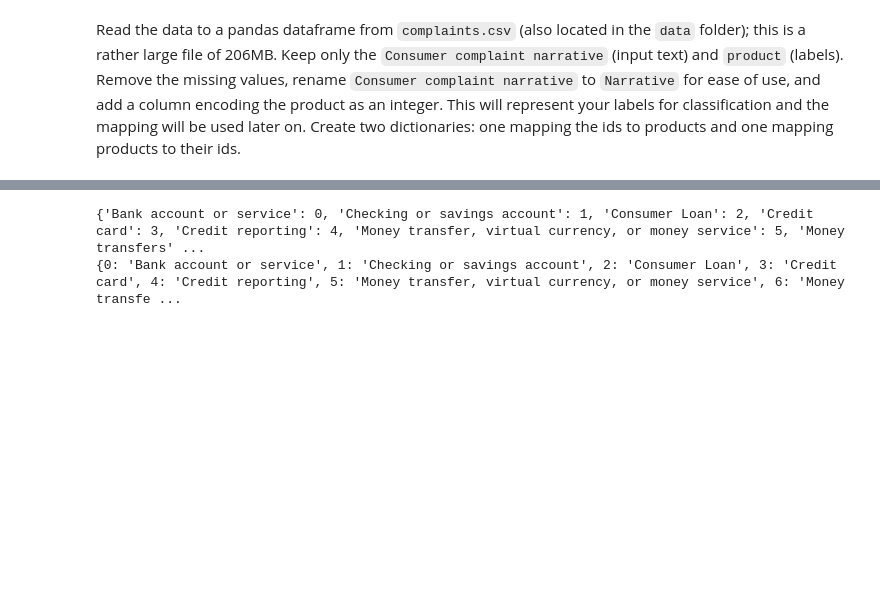
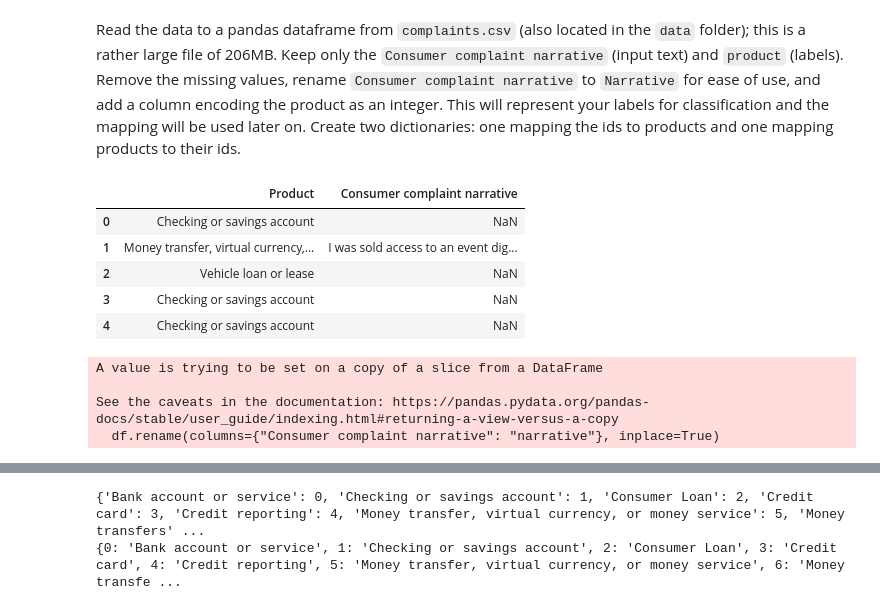
Before and after one commit to shreyanshu28/text-analysis, a Jupyter notebook: Assignment3/Yanxin_DSTA_assignment_3_students.ipynb, the cells around one changed output, grey strips where cells are left out. Saved outputs shown, nothing was run; the diff lists cells and outputs as text; code cells hidden in the pictures; blank space fills up the shorter version.

```diff
--- a/Assignment3/Yanxin_DSTA_assignment_3_students.ipynb
+++ b/Assignment3/Yanxin_DSTA_assignment_3_students.ipynb
@@ -471,15 +461,27 @@ In this task, we aim to classify consumer finance complaints into 12 pre-defined
 ### Sub Task 1: Data Exploration
 # %% [markdown]
 Read the data to a pandas dataframe from `complaints.csv` (also located in the `data` folder); this is a rather large file of 206MB. Keep only the `Consumer complaint narrative` (input text) and `product` (labels). Remove the missing values, rename `Consumer complaint narrative` to `Narrative` for ease of use, and add a column encoding the product as an integer. This will represent your labels for classification and the mapping will be used later on. Create two dictionaries: one mapping the ids to products and one mapping products to their ids.
+# %%
+import pandas as pd
+%matplotlib inline
+df1 = pd.read_csv('data/complaints.csv')
+df =  df1[['Product','Consumer complaint narrative']]
+df.head()
+# %% [output]
+|  | Product | Consumer complaint narrative |
+| 0 | Checking or savings account | NaN |
+| 1 | Money transfer, virtual currency,... | I was sold access to an event dig... |
+| 2 | Vehicle loan or lease | NaN |
+| 3 | Checking or savings account | NaN |
+| 4 | Checking or savings account | NaN |
 # %%
-%matplotlib inline
-df = pd.read_csv("data/complaints.csv")
-df =  df[["Consumer complaint narrative","Product"]]
-###keep the columns you need ####
-df =  df.rename(columns = {
-    "Consumer complaint narrative": "narrative"
-})
-df.dropna(inplace=True)
+#rename the column
+df.rename(columns={"Consumer complaint narrative": "narrative"}, inplace=True)
+# %% [output]
+A value is trying to be set on a copy of a slice from a DataFrame
+
+See the caveats in the documentation: https://pandas.pydata.org/pandas-docs/stable/user_guide/indexing.html#returning-a-view-versus-a-copy
+  df.rename(columns={"Consumer complaint narrative": "narrative"}, inplace=True)
 # %%
 from sklearn.preprocessing import LabelEncoder
 le = LabelEncoder()
```
Also changed, not shown: parts of 60 cells of this notebook.
